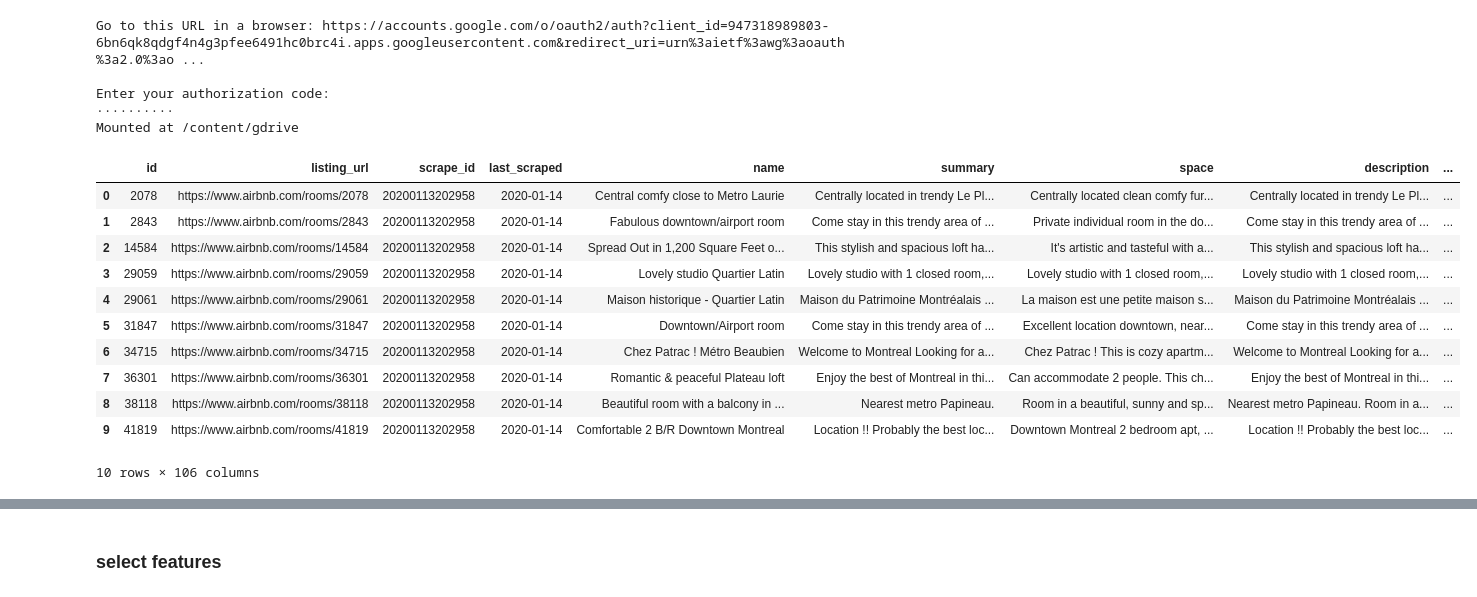
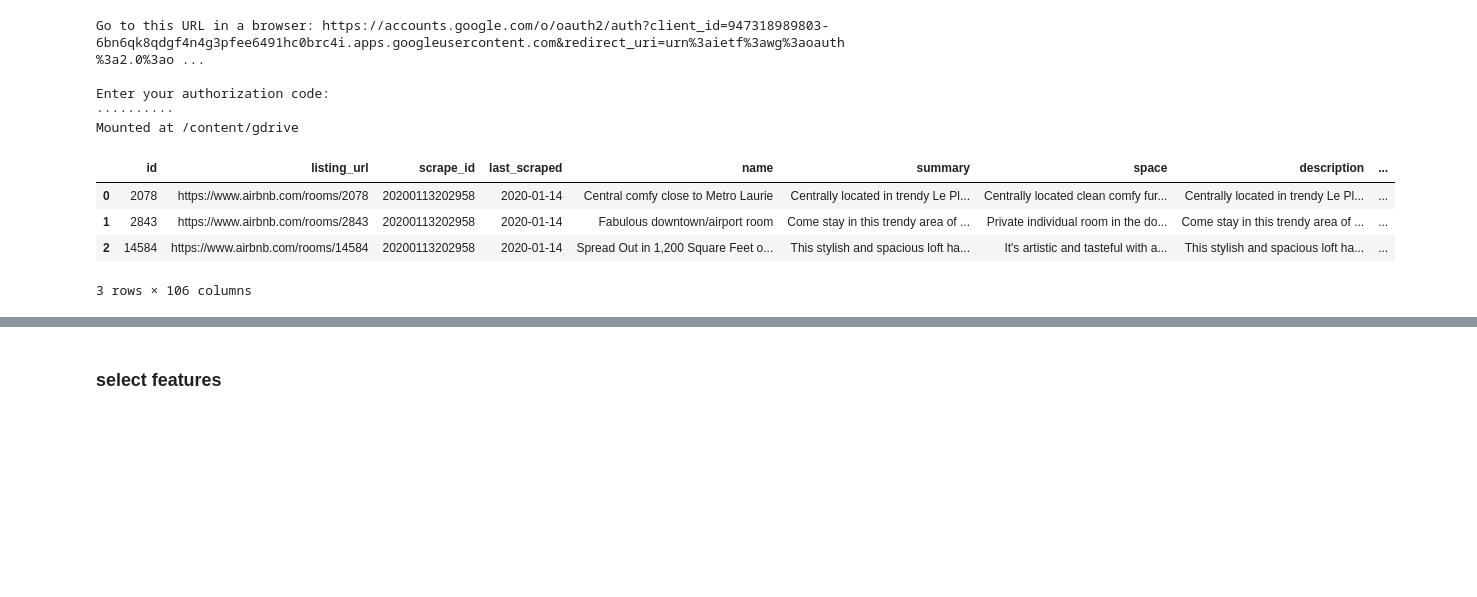
Before and after one commit to RyanXJu/Airbnb_Montreal, a Jupyter notebook: PricePrediction.ipynb, the cells around one changed output, grey strips where cells are left out. Drawn from its saved outputs; the diff is of its cells as text; code cells hidden in the pictures; blank space fills up the shorter version.

```diff
--- a/PricePrediction.ipynb
+++ b/PricePrediction.ipynb
@@ -24,20 +24,13 @@ import scipy
 root_path = 'gdrive/My Drive/Airbnb/'
 listings_detail = pd.read_csv(root_path+"listings_detail.csv")
 # %%
-listings_detail.head(10)
+listings_detail.head(3)
 # %% [output]
 |  | id | listing_url | scrape_id | last_scraped | name | summary | space | description | ... |
 | 0 | 2078 | https://www.airbnb.com/rooms/2078 | 20200113202958 | 2020-01-14 | Central comfy close to Metro Laurie | Centrally located in trendy Le Pl... | Centrally located clean comfy fur... | Centrally located in trendy Le Pl... | ... |
 | 1 | 2843 | https://www.airbnb.com/rooms/2843 | 20200113202958 | 2020-01-14 | Fabulous downtown/airport room | Come stay in this trendy area of ... | Private individual room in the do... | Come stay in this trendy area of ... | ... |
 | 2 | 14584 | https://www.airbnb.com/rooms/14584 | 20200113202958 | 2020-01-14 | Spread Out in 1,200 Square Feet o... | This stylish and spacious loft ha... | It's artistic and tasteful with a... | This stylish and spacious loft ha... | ... |
-| 3 | 29059 | https://www.airbnb.com/rooms/29059 | 20200113202958 | 2020-01-14 | Lovely studio Quartier Latin | Lovely studio with 1 closed room,... | Lovely studio with 1 closed room,... | Lovely studio with 1 closed room,... | ... |
-| 4 | 29061 | https://www.airbnb.com/rooms/29061 | 20200113202958 | 2020-01-14 | Maison historique - Quartier Latin | Maison du Patrimoine Montréalais ... | La maison est une petite maison s... | Maison du Patrimoine Montréalais ... | ... |
-| 5 | 31847 | https://www.airbnb.com/rooms/31847 | 20200113202958 | 2020-01-14 | Downtown/Airport room | Come stay in this trendy area of ... | Excellent location downtown, near... | Come stay in this trendy area of ... | ... |
-| 6 | 34715 | https://www.airbnb.com/rooms/34715 | 20200113202958 | 2020-01-14 | Chez Patrac ! Métro Beaubien | Welcome to Montreal Looking for a... | Chez Patrac ! This is cozy apartm... | Welcome to Montreal Looking for a... | ... |
-| 7 | 36301 | https://www.airbnb.com/rooms/36301 | 20200113202958 | 2020-01-14 | Romantic & peaceful Plateau loft | Enjoy the best of Montreal in thi... | Can accommodate 2 people. This ch... | Enjoy the best of Montreal in thi... | ... |
-| 8 | 38118 | https://www.airbnb.com/rooms/38118 | 20200113202958 | 2020-01-14 | Beautiful room with a balcony in ... | Nearest metro Papineau. | Room in a beautiful, sunny and sp... | Nearest metro Papineau. Room in a... | ... |
-| 9 | 41819 | https://www.airbnb.com/rooms/41819 | 20200113202958 | 2020-01-14 | Comfortable 2 B/R Downtown Montreal | Location !! Probably the best loc... | Downtown Montreal 2 bedroom apt, ... | Location !! Probably the best loc... | ... |
-10 rows × 106 columns
+3 rows × 106 columns
 # %%
 listings_detail.info(verbose=True, null_counts=True)
 # %% [output]
```
Also changed, not shown: parts of 27 cells of this notebook.
